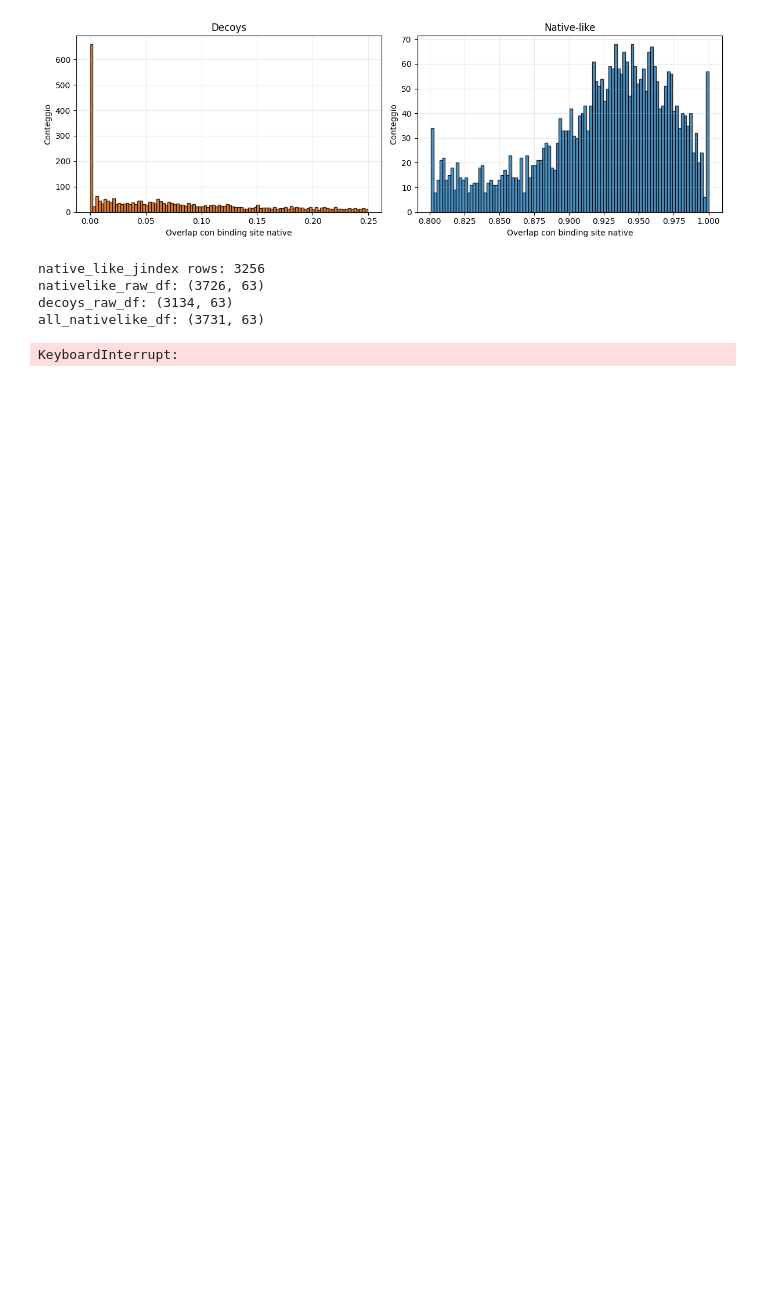
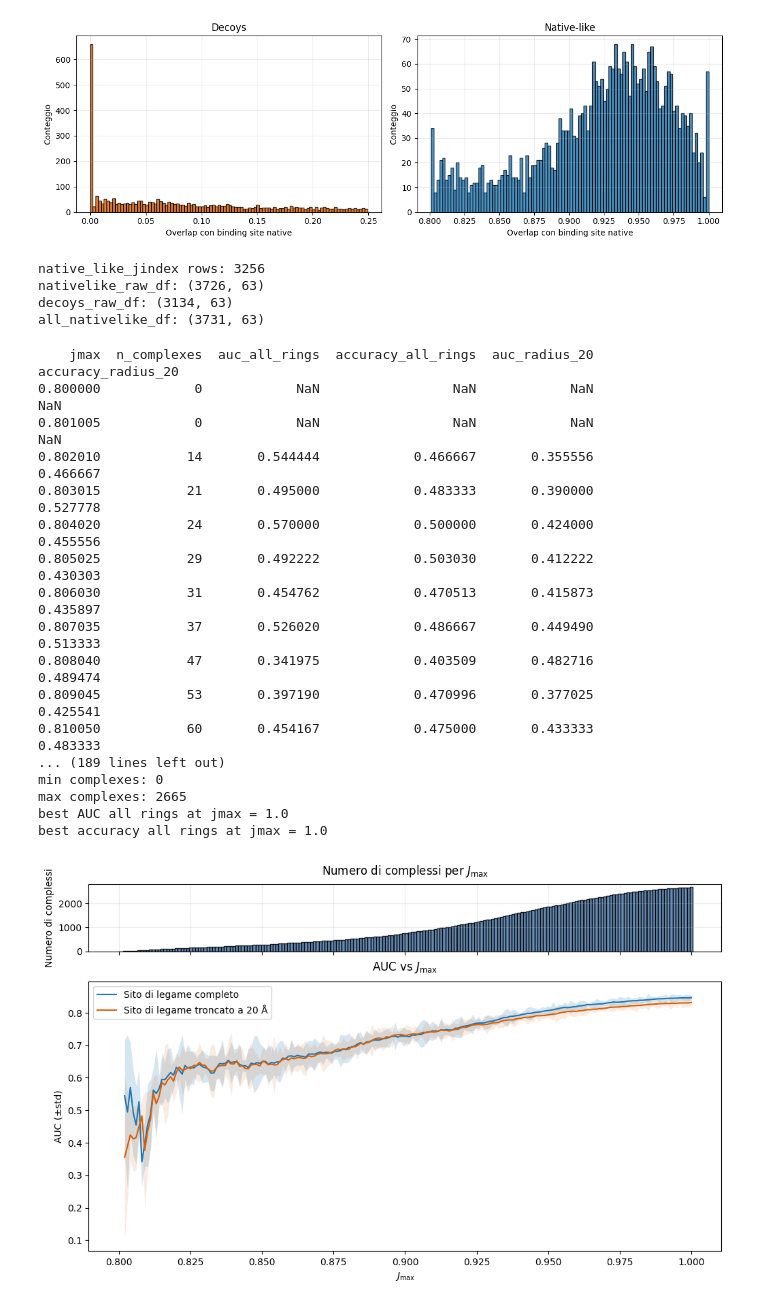
Before and after one commit to LuGiova/Zernike2D, a Jupyter notebook: discrimination copy 2.ipynb, the cells around one changed output. Drawn from its saved outputs; the diff is of its cells as text; code cells hidden in the pictures; blank space fills up the shorter version.

```diff
--- a/discrimination copy 2.ipynb
+++ b/discrimination copy 2.ipynb
@@ -225,7 +225,7 @@ for jmax in jmax_values:
 sweep_df = pd.DataFrame(sweep_rows)
 print(sweep_df[['jmax', 'n_complexes', 'auc_all_rings', 'accuracy_all_rings', 'auc_radius_20', 'accuracy_radius_20']].to_string(index=False))
 
-def plot_metric_with_complex_marginal(data, metric_all_col, metric_radius_col, title, y_label, color_all, color_radius):
+def plot_metric_with_complex_marginal(data, metric_all_col, metric_radius_col, title, y_label, color_all, color_radius, metric_std_all_col=None, metric_std_radius_col=None):
     fig, (ax_top, ax_main) = plt.subplots(
         2,
         1,
@@ -234,45 +234,79 @@ def plot_metric_with_complex_marginal(data, metric_all_col, metric_radius_col, t
         gridspec_kw={'height_ratios': [1, 4], 'hspace': 0.18},
     )
 
-    ax_top.bar(data['jmax'], data['n_complexes'], width=0.008, color='#4c78a8', alpha=0.85, edgecolor='black')
-    ax_top.set_title('Numero di complessi per jmax', pad=10)
+    data_sorted = data.sort_values('jmax')
+
+    ax_top.bar(data_sorted['jmax'], data_sorted['n_complexes'], width=0.001, color='#4c78a8', alpha=0.85, edgecolor='black')
+    ax_top.set_title(r'Numero di complessi per $J_{\max}$', pad=10)
     ax_top.set_ylabel('Numero di complessi')
     ax_top.grid(alpha=0.25)
 
-    sns.lineplot(data=data, x='jmax', y=metric_all_col, marker='o', ax=ax_main, color=color_all, label='Tutti gli anelli')
-    sns.lineplot(data=data, x='jmax', y=metric_radius_col, marker='o', ax=ax_main, color=color_radius, label='Raggio <= 20 A')
+    if metric_std_all_col is not None:
+        ax_main.fill_between(
+            data_sorted['jmax'],
+            data_sorted[metric_all_col] - data_sorted[metric_std_all_col],
+            data_sorted[metric_all_col] + data_sorted[metric_std_all_col],
+            color=color_all,
+            alpha=0.18,
+            linewidth=0,
+        )
+    sns.lineplot(data=data_sorted, x='jmax', y=metric_all_col, marker=None, ax=ax_main, color=color_all, label='Sito di legame completo')
+
+    if metric_std_radius_col is not None:
+        ax_main.fill_between(
+            data_sorted['jmax'],
+            data_sorted[metric_radius_col] - data_sorted[metric_std_radius_col],
+            data_sorted[metric_radius_col] + data_sorted[metric_std_radius_col],
+            color=color_radius,
+            alpha=0.12,
+            linewidth=0,
+        )
+    sns.lineplot(data=data_sorted, x='jmax', y=metric_radius_col, marker=None, ax=ax_main, color=color_radius, label='Sito di legame troncato a 20 Å')
     ax_main.set_title(title, pad=12)
-    ax_main.set_xlabel('jmax')
+    ax_main.set_xlabel(r'$J_{\max}$')
     ax_main.set_ylabel(y_label)
-    ax_main.grid(alpha=0.25)
-    ax_main.legend()
-
-    fig.subplots_adjust(top=0.92)
-    plt.show()
-
 plot_metric_with_complex_marginal(
     sweep_df,
     metric_all_col='auc_all_rings',
     metric_radius_col='auc_radius_20',
-    title='AUC vs jmax',
-    y_label='AUC',
+    metric_std_all_col='auc_all_rings_std',
+    metric_std_radius_col='auc_radius_20_std',
+    title=r'AUC vs $J_{\max}$',
+    y_label='AUC (±std)',
     color_all='#1f77b4',
     color_radius='#d95f02',
 )
 
 plot_metric_with_complex_marginal(
     sweep_df,
     metric_all_col='accuracy_all_rings',
     metric_radius_col='accuracy_radius_20',
-    title='Accuracy vs jmax',
+    title=r'Accuracy vs $J_{\max}$',
     y_label='Accuracy',
     color_all='#1f77b4',
     color_radius='#d95f02',
 )
 
 print('min complexes:', int(sweep_df['n_complexes'].min()))
 print('max complexes:', int(sweep_df['n_complexes'].max()))
 print('best AUC all rings at jmax =', float(sweep_df.loc[sweep_df['auc_all_rings'].idxmax(), 'jmax']))
 print('best accuracy all rings at jmax =', float(sweep_df.loc[sweep_df['accuracy_all_rings'].idxmax(), 'jmax']))
 # %% [output]
-KeyboardInterrupt:
+    jmax  n_complexes  auc_all_rings  accuracy_all_rings  auc_radius_20  accuracy_radius_20
+0.800000            0            NaN                 NaN            NaN                 NaN
+0.801005            0            NaN                 NaN            NaN                 NaN
+0.802010           14       0.544444            0.466667       0.355556            0.466667
+0.803015           21       0.495000            0.483333       0.390000            0.527778
+0.804020           24       0.570000            0.500000       0.424000            0.455556
+0.805025           29       0.492222            0.503030       0.412222            0.430303
+0.806030           31       0.454762            0.470513       0.415873            0.435897
+0.807035           37       0.526020            0.486667       0.449490            0.513333
+0.808040           47       0.341975            0.403509       0.482716            0.489474
+0.809045           53       0.397190            0.470996       0.377025            0.425541
+0.810050           60       0.454167            0.475000       0.433333            0.483333
+... (189 lines left out)
+min complexes: 0
+max complexes: 2665
+best AUC all rings at jmax = 1.0
+best accuracy all rings at jmax = 1.0
+[figure, added]
```
Also changed, not shown: parts of 1 cell of this notebook, 11 other files.
